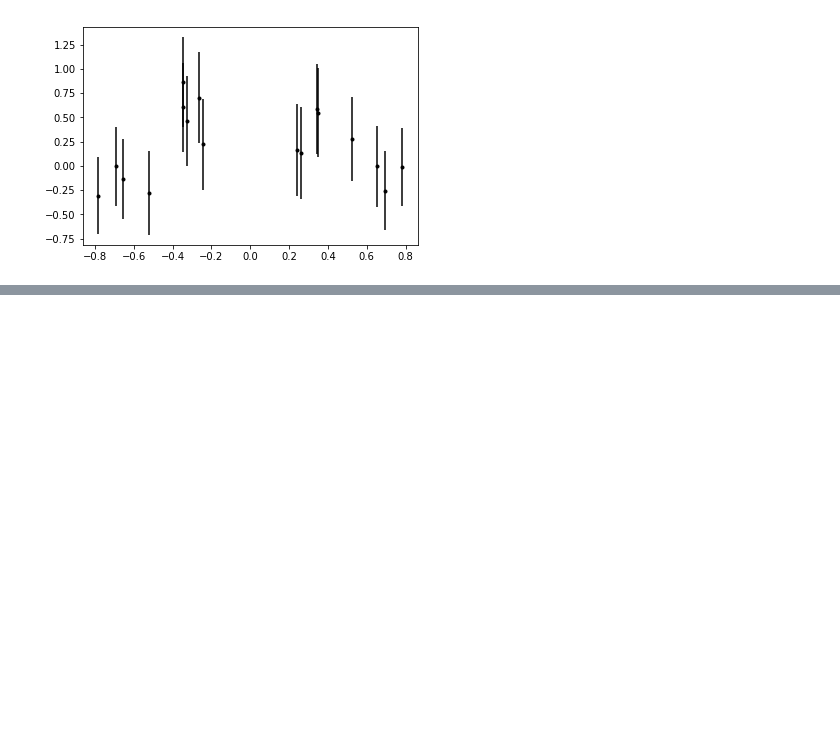
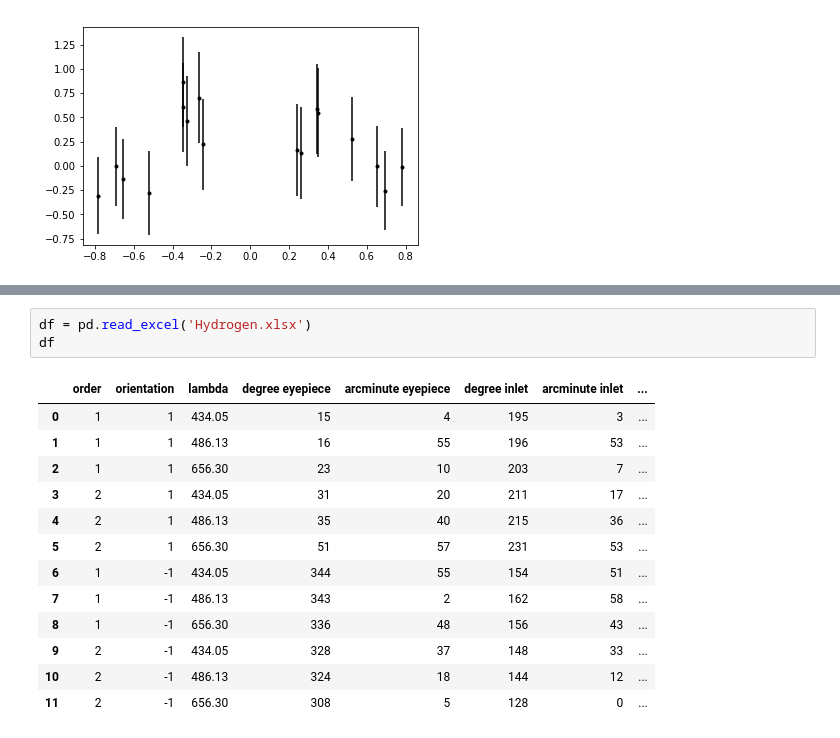
Before and after one commit to David-Zagaceta/Intermediate-Lab, a Jupyter notebook: fine_structure.ipynb, the cells around one changed output, grey strips where cells are left out. Drawn from its saved outputs; the diff is of its cells as text; blank space fills up the shorter version.

```diff
--- a/fine_structure.ipynb
+++ b/fine_structure.ipynb
@@ -183,0 +169,17 @@ np.sqrt(17)
+# %%
+df = pd.read_excel('Hydrogen.xlsx')
+df
+# %% [output]
+|  | order | orientation | lambda | degree eyepiece | arcminute eyepiece | degree inlet | arcminute inlet | ... |
+| 0 | 1 | 1 | 434.05 | 15 | 4 | 195 | 3 | ... |
+| 1 | 1 | 1 | 486.13 | 16 | 55 | 196 | 53 | ... |
+| 2 | 1 | 1 | 656.30 | 23 | 10 | 203 | 7 | ... |
+| 3 | 2 | 1 | 434.05 | 31 | 20 | 211 | 17 | ... |
+| 4 | 2 | 1 | 486.13 | 35 | 40 | 215 | 36 | ... |
+| 5 | 2 | 1 | 656.30 | 51 | 57 | 231 | 53 | ... |
+| 6 | 1 | -1 | 434.05 | 344 | 55 | 154 | 51 | ... |
+| 7 | 1 | -1 | 486.13 | 343 | 2 | 162 | 58 | ... |
+| 8 | 1 | -1 | 656.30 | 336 | 48 | 156 | 43 | ... |
+| 9 | 2 | -1 | 434.05 | 328 | 37 | 148 | 33 | ... |
+| 10 | 2 | -1 | 486.13 | 324 | 18 | 144 | 12 | ... |
+| 11 | 2 | -1 | 656.30 | 308 | 5 | 128 | 0 | ... |
```
Also changed, not shown: parts of 21 cells of this notebook, 1 other file.
